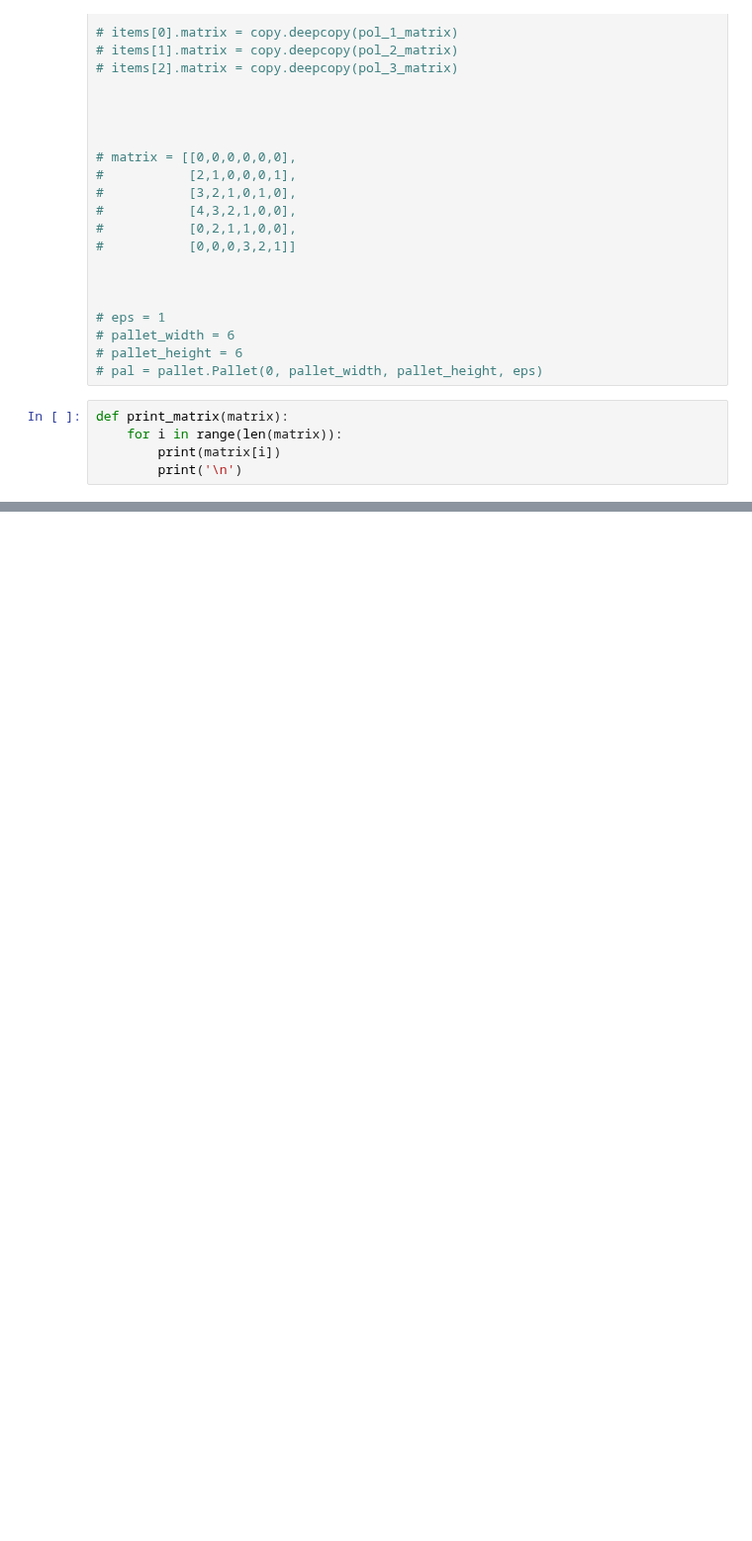
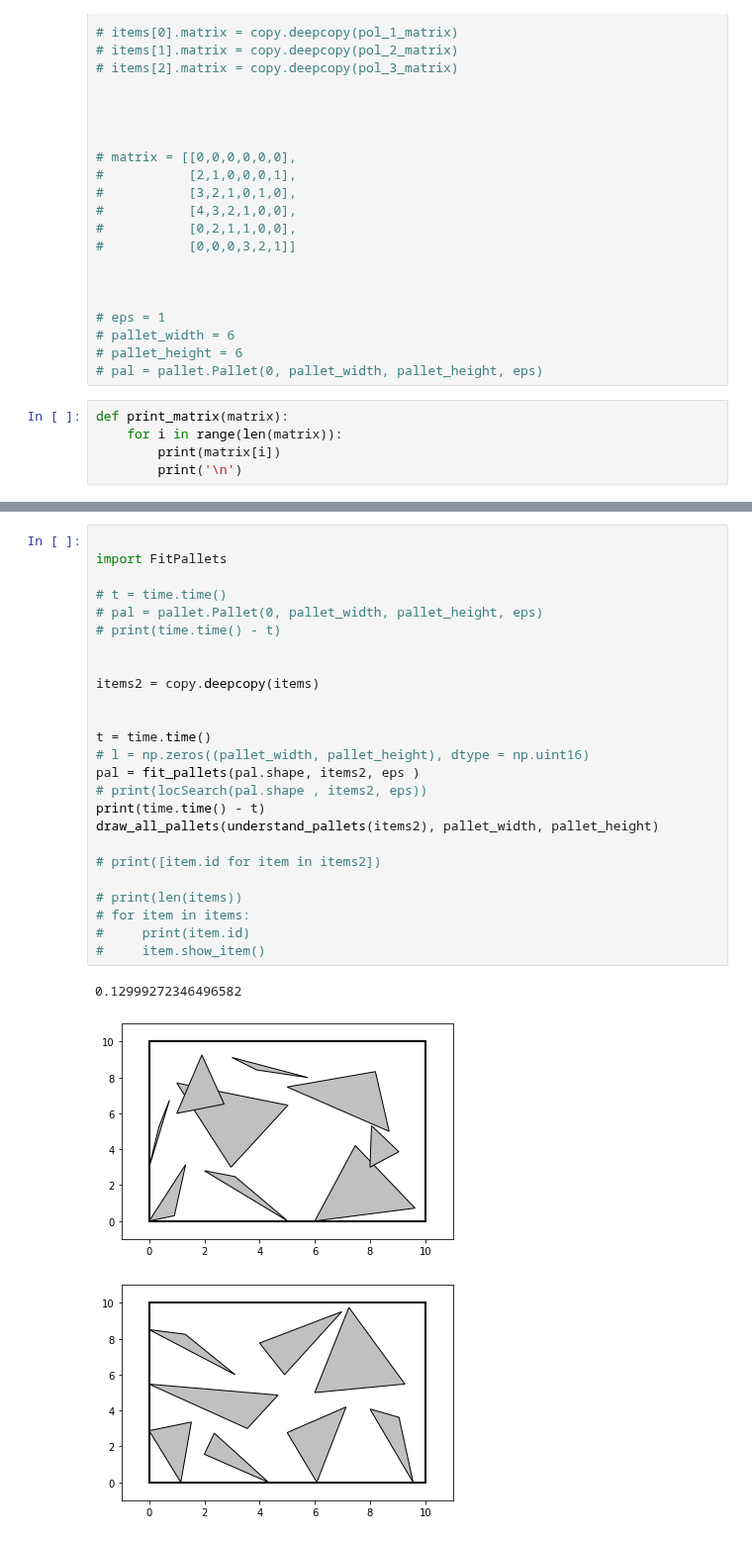
Before and after one commit to LyapinAlex/NestingProblem-BMW2022, a Jupyter notebook: raster_experiment.ipynb, the cells around one changed output, grey strips where cells are left out. Shown at 99% size. Saved outputs shown, nothing was run; the diff lists cells and outputs as text; blank space fills up the shorter version.

```diff
--- a/raster_experiment.ipynb
+++ b/raster_experiment.ipynb
@@ -396,0 +559,29 @@ print(time.time() - t)
+# %%
+
+import FitPallets
+
+# t = time.time()
+# pal = pallet.Pallet(0, pallet_width, pallet_height, eps)
+# print(time.time() - t)
+
+
+items2 = copy.deepcopy(items)
+
+
+t = time.time()
+# l = np.zeros((pallet_width, pallet_height), dtype = np.uint16)
+pal = fit_pallets(pal.shape, items2, eps )
+# print(locSearch(pal.shape , items2, eps))
+print(time.time() - t)
+draw_all_pallets(understand_pallets(items2), pallet_width, pallet_height)
+
+# print([item.id for item in items2])
+
+# print(len(items))
+# for item in items:
+#     print(item.id)
+#     item.show_item()
+# %% [output]
+0.12999272346496582
+[figure, added]
+[figure, added]
```
Also changed, not shown: parts of 13 cells of this notebook, 7 other files.
